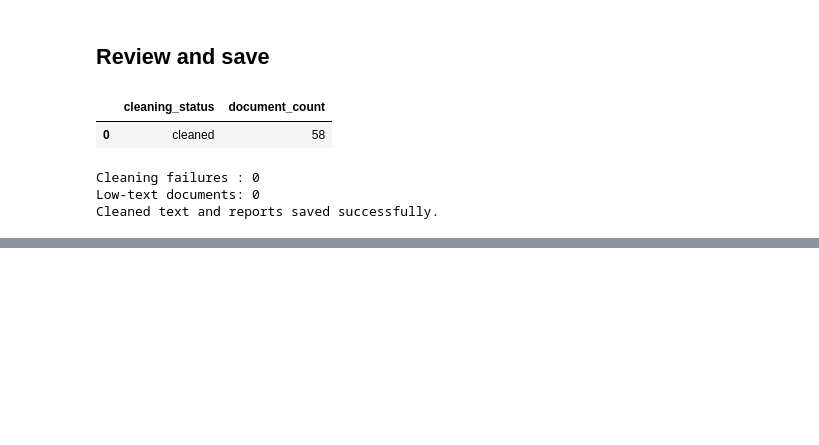
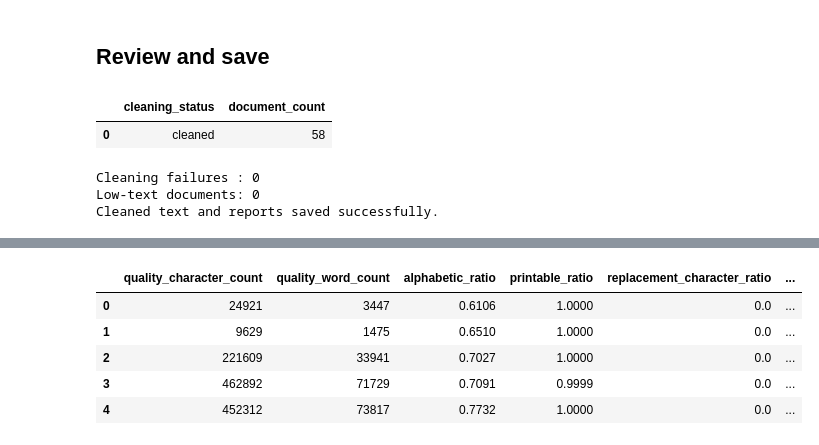
Before and after one commit to sharathnallaganti/Projects, a Jupyter notebook: project-schema-and-plan.ipynb, the cells around one changed output, grey strips where cells are left out. Saved outputs shown, nothing was run; the diff lists cells and outputs as text; code cells hidden in the pictures; blank space fills up the shorter version.

Commit message:
Kaggle Notebook | Data Cleaning and Preprocessing | Version 3

```diff
--- a/project-schema-and-plan.ipynb
+++ b/project-schema-and-plan.ipynb
@@ -1502,0 +1810,8 @@ Cleaned text and reports saved successfully.
+# %%
+MIN_QUALITY_CHARACTERS = 200
+MIN_QUALITY_WORDS = 50
+MIN_ALPHABETIC_RATIO = 0.45
+MAX_REPLACEMENT_RATIO = 0.01
+
+QUALITY_SCORE_REVIEW_THRESHOLD = 60
+QUALITY_SCORE_GOOD_THRESHOLD = 80
@@ -1502,0 +1989,68 @@ Cleaned text and reports saved successfully.
+# %%
+quality_results = []
+
+for _, row in tqdm(
+    document_inventory.iterrows(),
+    total=len(document_inventory),
+    desc="Validating document quality",
+):
+    document_id = row["document_id"]
+    clean_text_path = row.get("clean_text_path")
+
+    if pd.isna(clean_text_path):
+        quality_results.append(
+            {
+                "document_id": document_id,
+                "quality_character_count": 0,
+                "quality_word_count": 0,
+                "alphabetic_ratio": 0,
+                "printable_ratio": 0,
+                "replacement_character_ratio": 0,
+                "quality_score": 0,
+                "quality_grade": "poor",
+                "quality_flags": "missing_clean_text",
+                "training_status": "exclude",
+                "quality_error": None,
+            }
+        )
+        continue
+
+    try:
+        text_file = OUTPUT_DIR / clean_text_path
+
+        cleaned_text = text_file.read_text(
+            encoding="utf-8",
+            errors="replace",
+        )
+
+        result = score_document_quality(
+            inventory_row=row,
+            text=cleaned_text,
+        )
+
+        result["document_id"] = document_id
+        result["quality_error"] = None
+        quality_results.append(result)
+
+    except Exception as error:
+        quality_results.append(
+            {
+                "document_id": document_id,
+                "quality_character_count": 0,
+                "quality_word_count": 0,
+                "alphabetic_ratio": 0,
+                "printable_ratio": 0,
+                "replacement_character_ratio": 0,
+                "quality_score": 0,
+                "quality_grade": "poor",
+                "quality_flags": "quality_check_failed",
+                "training_status": "exclude",
+                "quality_error": str(error),
+            }
+        )
+
+quality_table = pd.DataFrame(quality_results)
+
+print(f"Documents validated: {len(quality_table)}")
+display(quality_table.head())
+# %% [output]
@@ -1502,0 +2058,6 @@ Cleaned text and reports saved successfully.
+|  | quality_character_count | quality_word_count | alphabetic_ratio | printable_ratio | replacement_character_ratio | ... |
+| 0 | 24921 | 3447 | 0.6106 | 1.0000 | 0.0 | ... |
+| 1 | 9629 | 1475 | 0.6510 | 1.0000 | 0.0 | ... |
+| 2 | 221609 | 33941 | 0.7027 | 1.0000 | 0.0 | ... |
+| 3 | 462892 | 71729 | 0.7091 | 0.9999 | 0.0 | ... |
+| 4 | 452312 | 73817 | 0.7732 | 1.0000 | 0.0 | ... |
```
Also changed, not shown: parts of 18 cells of this notebook.
